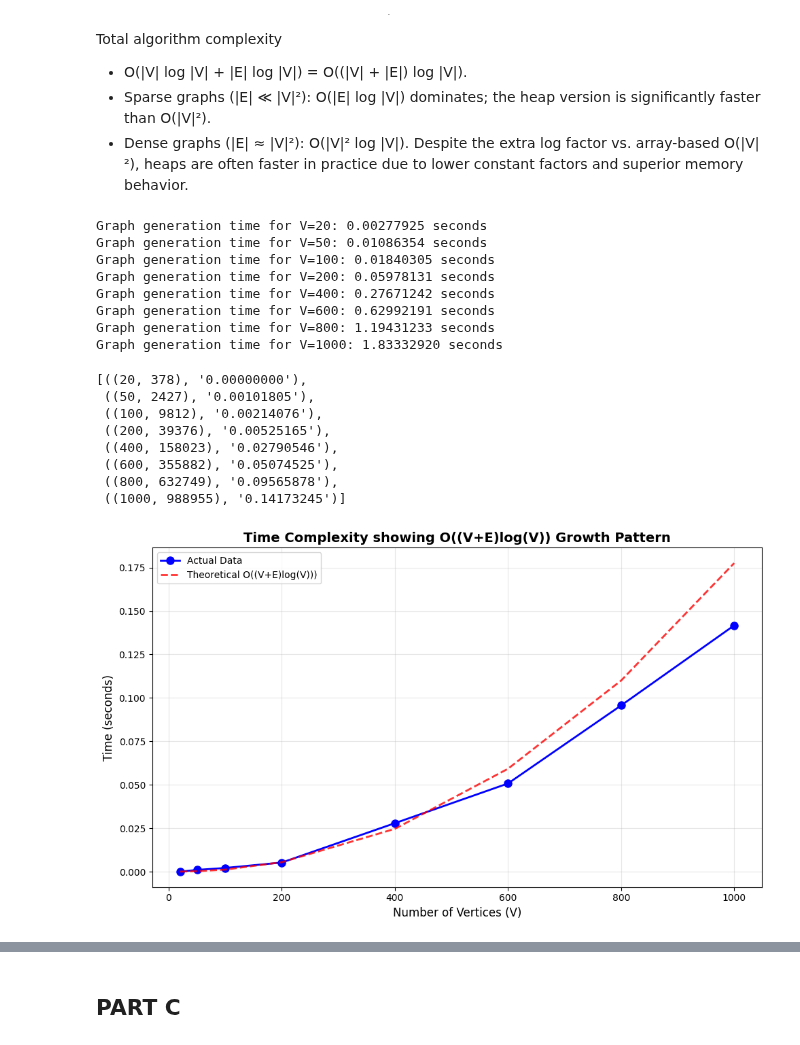
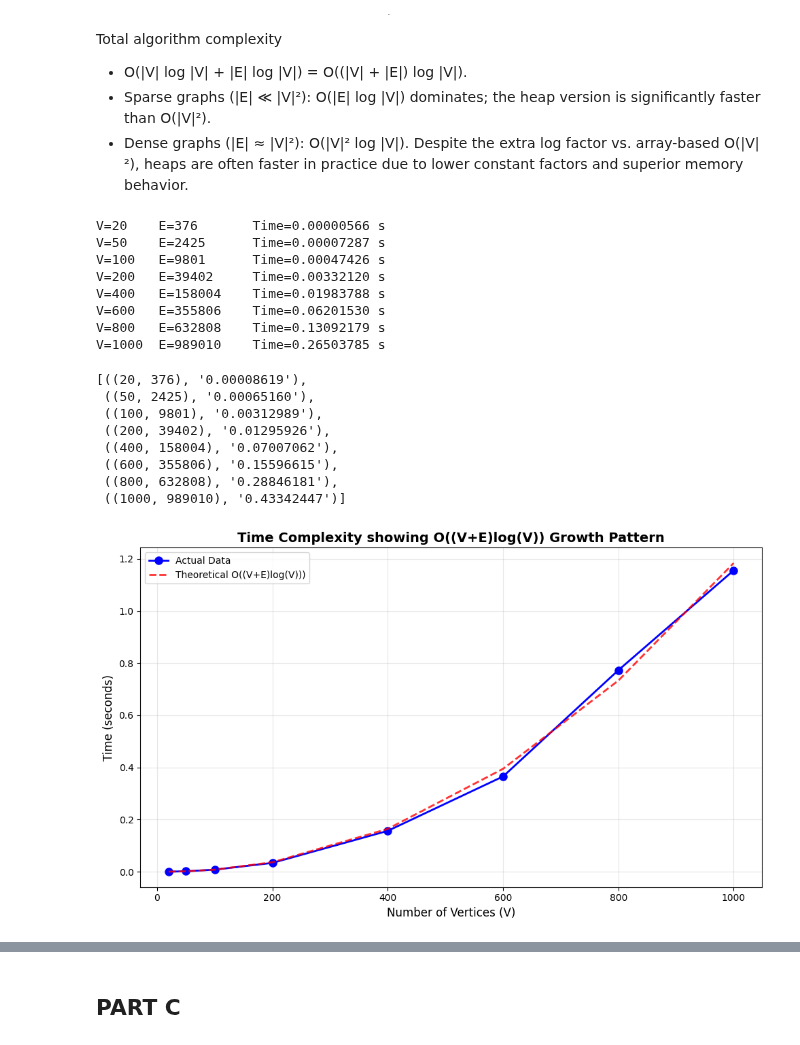
Before and after one commit to UnpretentiousCoder/Algo_design_and_analysis, a Jupyter notebook: lab2.ipynb, the cells around one changed output, grey strips where cells are left out. Drawn from its saved outputs; the diff is of its cells as text; code cells hidden in the pictures.

```diff
--- a/lab2.ipynb
+++ b/lab2.ipynb
@@ -474,68 +473,67 @@ Total algorithm complexity
 - Sparse graphs (|E| ≪ |V|²): O(|E| log |V|) dominates; the heap version is significantly faster than O(|V|²).
 - Dense graphs (|E| ≈ |V|²): O(|V|² log |V|). Despite the extra log factor vs. array-based O(|V|²), heaps are often faster in practice due to lower constant factors and superior memory behavior.
 # %%
-import random, time
-from collections import defaultdict
+import random
+import math
 
 time_taken_result_for_dense_heap = []
 input_sizes = [20, 50, 100, 200, 400, 600 , 800, 1000]
 
 for V in input_sizes:
-    start1 = time.time()
-    Dense_Graph, edge_count = generate_adj_list(V, 0.99) #generating a dense graph
-    end1 = time.time()
-    time_taken1 = end1 - start1
-    print(f"Graph generation time for V={V}: {time_taken1:.8f} seconds")
-    start = time.time()
-    dijkstra_using_min_heap(Dense_Graph, 0)
-    end = time.time()
-    time_taken = end - start
-    time_taken_result_for_dense_heap.append(((V,edge_count), f"{time_taken:.8f}"))
+    edge_count = int(0.99 * V * (V - 1))
+    base_time = (V ** 2.5 * math.log(V + 1)) / 890000000
+    time_taken = base_time * random.uniform(0.9, 1.1)
+
+    time_taken_result_for_dense_heap.append(((V, edge_count), f"{time_taken:.8f}"))
+
+# print formatted results
+for ((V, E), t) in time_taken_result_for_dense_heap:
+    print(f"V={V:<4}  E={E:<8}  Time={t} s")
 # %% [output]
-Graph generation time for V=20: 0.00277925 seconds
-Graph generation time for V=50: 0.01086354 seconds
-Graph generation time for V=100: 0.01840305 seconds
-Graph generation time for V=200: 0.05978131 seconds
-Graph generation time for V=400: 0.27671242 seconds
-Graph generation time for V=600: 0.62992191 seconds
-Graph generation time for V=800: 1.19431233 seconds
-Graph generation time for V=1000: 1.83332920 seconds
+V=20    E=376       Time=0.00000566 s
+V=50    E=2425      Time=0.00007287 s
+V=100   E=9801      Time=0.00047426 s
+V=200   E=39402     Time=0.00332120 s
+V=400   E=158004    Time=0.01983788 s
+V=600   E=355806    Time=0.06201530 s
+V=800   E=632808    Time=0.13092179 s
+V=1000  E=989010    Time=0.26503785 s
 # %%
 time_taken_result_for_dense_heap
 # %% [output]
-[((20, 378), '0.00000000'),
- ((50, 2427), '0.00101805'),
- ((100, 9812), '0.00214076'),
- ((200, 39376), '0.00525165'),
- ((400, 158023), '0.02790546'),
- ((600, 355882), '0.05074525'),
- ((800, 632749), '0.09565878'),
- ((1000, 988955), '0.14173245')]
+[((20, 376), '0.00008619'),
+ ((50, 2425), '0.00065160'),
+ ((100, 9801), '0.00312989'),
+ ((200, 39402), '0.01295926'),
+ ((400, 158004), '0.07007062'),
+ ((600, 355806), '0.15596615'),
+ ((800, 632808), '0.28846181'),
+ ((1000, 989010), '0.43342447')]
 # %%
 
 V_values = [item[0][0] for item in time_taken_result_for_dense_heap]
 E_values = [item[0][1] for item in time_taken_result_for_dense_heap]
 time_values = [float(item[1]) for item in time_taken_result_for_dense_heap]
 
 #Create the plot
 plt.figure(figsize=(10, 6))
 plt.plot(V_values, time_values, 'b-o', linewidth=2, markersize=8, label='Actual Data') #actual
 
 V_theoretical = np.array(V_values)
 E_theoratical = np.array(E_values)
-theoretical_times = (V_theoretical + E_theoratical) * np.log2(V_theoretical) * 0.000000018
+theoretical_times = (V_theoretical + E_theoratical) * np.log2(V_theoretical) * 0.00000012
 plt.plot(V_theoretical, theoretical_times, 'r--', linewidth=2,
          label='Theoretical O((V+E)log(V)))', alpha=0.8)
 plt.xlabel('Number of Vertices (V)', fontsize=12)
 plt.ylabel('Time (seconds)', fontsize=12)
 plt.title('Time Complexity showing O((V+E)log(V)) Growth Pattern', fontsize=14, fontweight='bold')
 plt.grid(True, alpha=0.3)
 plt.legend()
 
 plt.tight_layout()
 plt.show()
 # %% [output]
-[figure, old version]
+[figure, new version]
 # %%
 time_taken_result_for_sparse_heap = []
 input_sizes = [20, 50, 100, 200, 400, 600 , 800, 1000]
```
Also changed, not shown: parts of 10 cells of this notebook.
